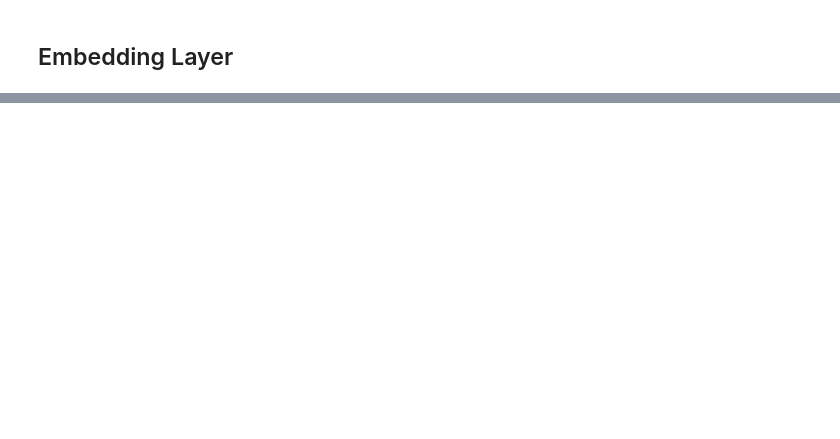
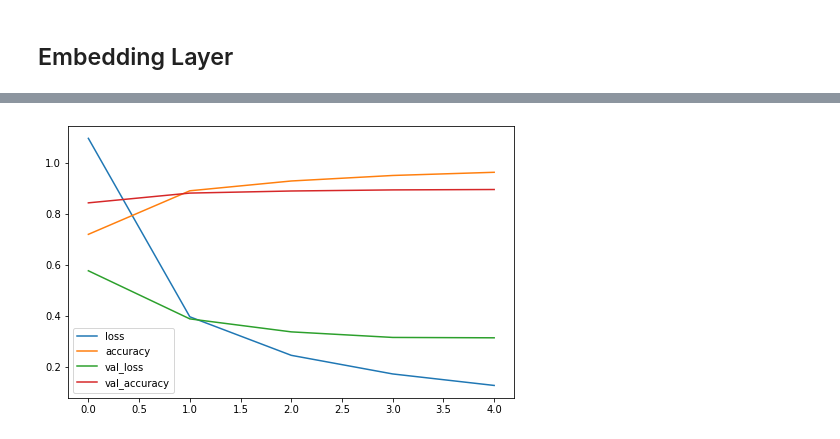
Before and after one commit to melihkacaman/Characterizing-Profile-on-Twitter-Data, a Jupyter notebook: notebooks/06 Deep Learning Models.ipynb, the cells around one changed output, grey strips where cells are left out. Drawn from its saved outputs; the diff is of its cells as text; code cells hidden in the pictures; blank space fills up the shorter version.

```diff
--- a/notebooks/06 Deep Learning Models.ipynb
+++ b/notebooks/06 Deep Learning Models.ipynb
@@ -126,0 +176,11 @@ text_vectorizer.get_vocabulary()
+# %%
+from sklearn.feature_extraction.text import TfidfVectorizer
+from sklearn.naive_bayes import MultinomialNB
+from sklearn.pipeline import Pipeline
+
+model_0 = Pipeline([
+    ("tfidf", TfidfVectorizer()), # convert words to numbers using tfidf
+    ("clf", MultinomialNB()) # model the text
+])
+
+model_0.fit(train_sentences, train_labels)
@@ -126,0 +207,9 @@ text_vectorizer.get_vocabulary()
+# %%
+import numpy as np
+
+inputs = layers.Input(shape=(1,), dtype="string") # inputs
+x = text_vectorizer(inputs)
+x = embedding(x) # create an embedding of the numerized numbers
+x = layers.GlobalAveragePooling1D()(x)
+outputs = layers.Dense(len(np.unique(train_labels)), activation="softmax")(x)
+model_1 = tf.keras.Model(inputs, outputs, name="model_1")
@@ -126,0 +236,4 @@ text_vectorizer.get_vocabulary()
+# %%
+model_1.compile(loss="categorical_crossentropy",
+                optimizer=tf.keras.optimizers.Adam(),
+                metrics=["accuracy"])
@@ -126,0 +245,5 @@ text_vectorizer.get_vocabulary()
+# %%
+model_1_history = model_1.fit(train_sentences,
+                              train_labels_dummy,
+                              validation_data=(val_sentences, val_labels_dummy),
+                              epochs=5)
@@ -126,0 +261,7 @@ text_vectorizer.get_vocabulary()
+# %%
+import matplotlib.pyplot as plt
+
+pd.DataFrame(model_1_history.history).plot(figsize=(8, 5))
+plt.show()
+# %% [output]
+[figure, added]
```
Also changed, not shown: parts of 69 cells of this notebook.
